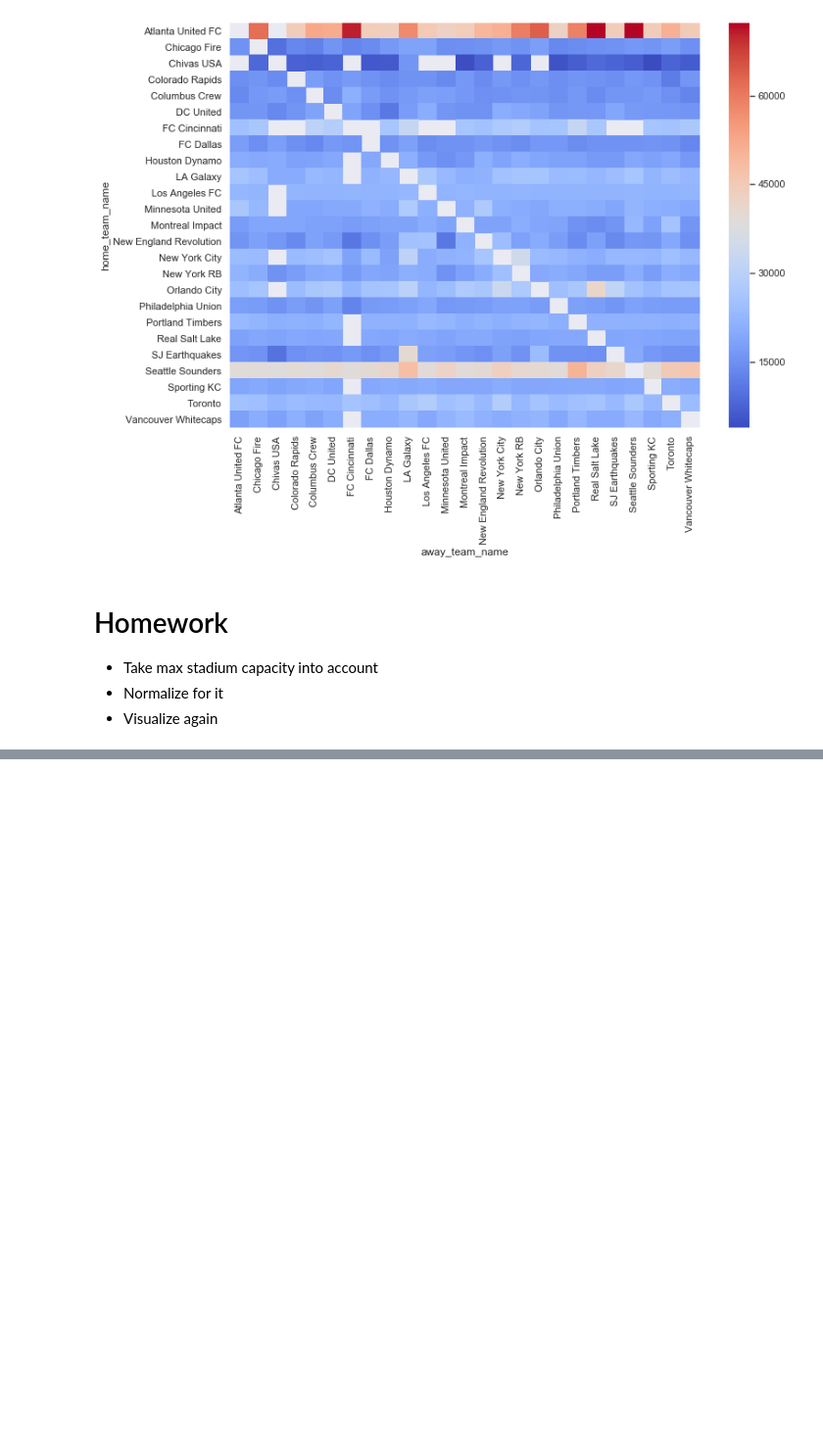
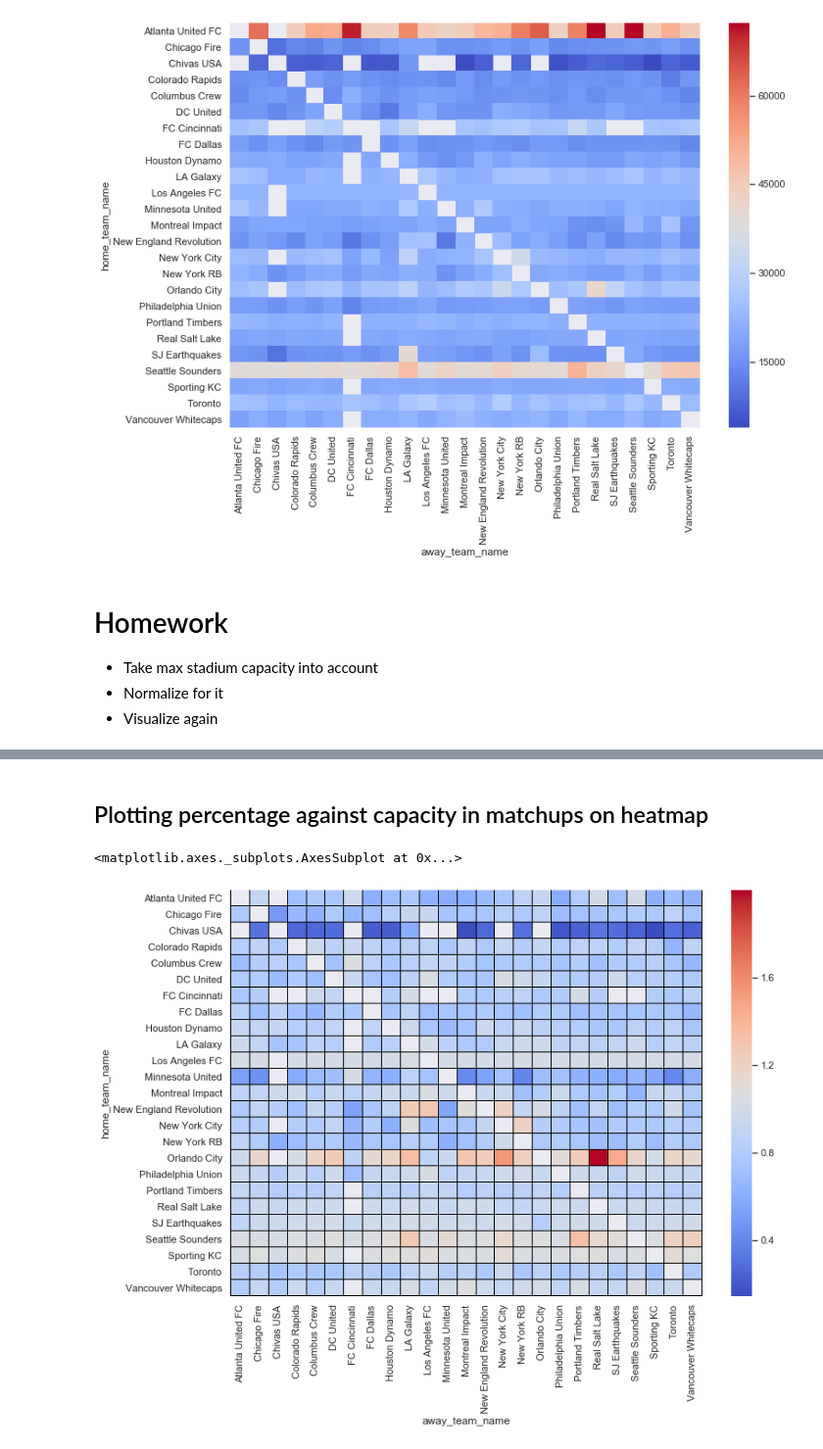
Before and after one commit to novgreenc/SportsDataStudyGroup, a Jupyter notebook: Notebooks/Attendance.ipynb, the cells around one changed output, grey strips where cells are left out. Shown at 98% size. Cells and saved outputs as stored; diff of their text form; code cells hidden in the pictures; blank space fills up the shorter version.

Commit message:
Adding stadium details and joining them with game data. Then making some sense of attendance against capacity especially in H2H matches

```diff
--- a/Notebooks/Attendance.ipynb
+++ b/Notebooks/Attendance.ipynb
@@ -74,0 +99,3 @@ sns.heatmap(table, cmap='coolwarm')
+# %%
+stadiums = pd.read_csv('Data/stadiums.csv')
+stadiums
@@ -74,0 +122,3 @@ sns.heatmap(table, cmap='coolwarm')
+# %%
+games_and_stadium_details = pd.merge(games_h2h_combined, stadiums, left_on='stadium_name', right_on='name', how='left')
+games_and_stadium_details
@@ -74,0 +141,3 @@ sns.heatmap(table, cmap='coolwarm')
+# %%
+games_and_stadium_details['capacity_percentage'] = games_and_stadium_details['attendance']/games_and_stadium_details['capacity_mls']
+games_and_stadium_details
@@ -74,0 +158,9 @@ sns.heatmap(table, cmap='coolwarm')
+# %% [markdown]
+## Plotting percentage against capacity in matchups on heatmap
+# %%
+table2 = pd.pivot_table(games_and_stadium_details, values='capacity_percentage', index='home_team_name', columns=['away_team_name'], aggfunc=np.mean)
+sns.set(rc={'figure.figsize':(11.7,8.27)})
+sns.heatmap(table2, cmap='coolwarm', cbar=True, linecolor="black", linewidth=.01)
+# %% [output]
+<matplotlib.axes._subplots.AxesSubplot at 0x...>
+[figure, added]
```
Also changed, not shown: parts of 15 cells of this notebook, 2 other files.
